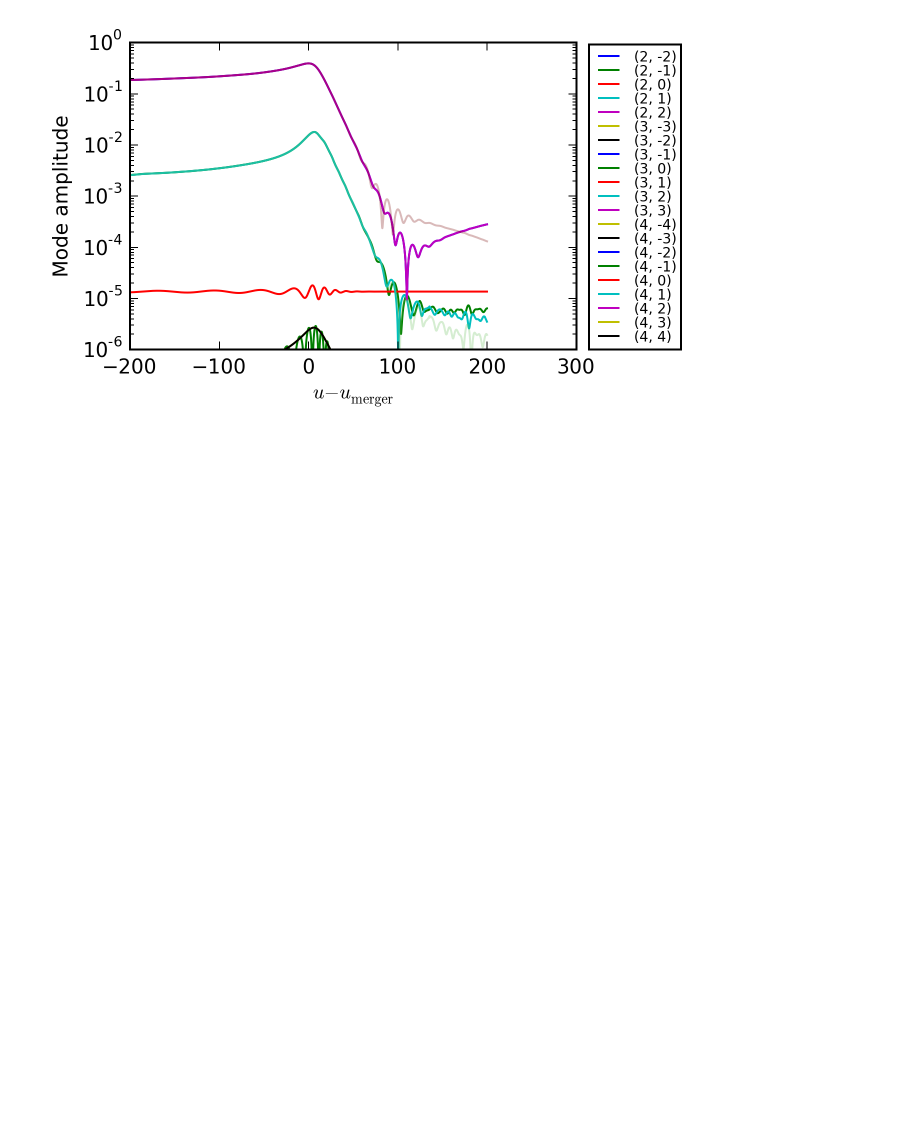
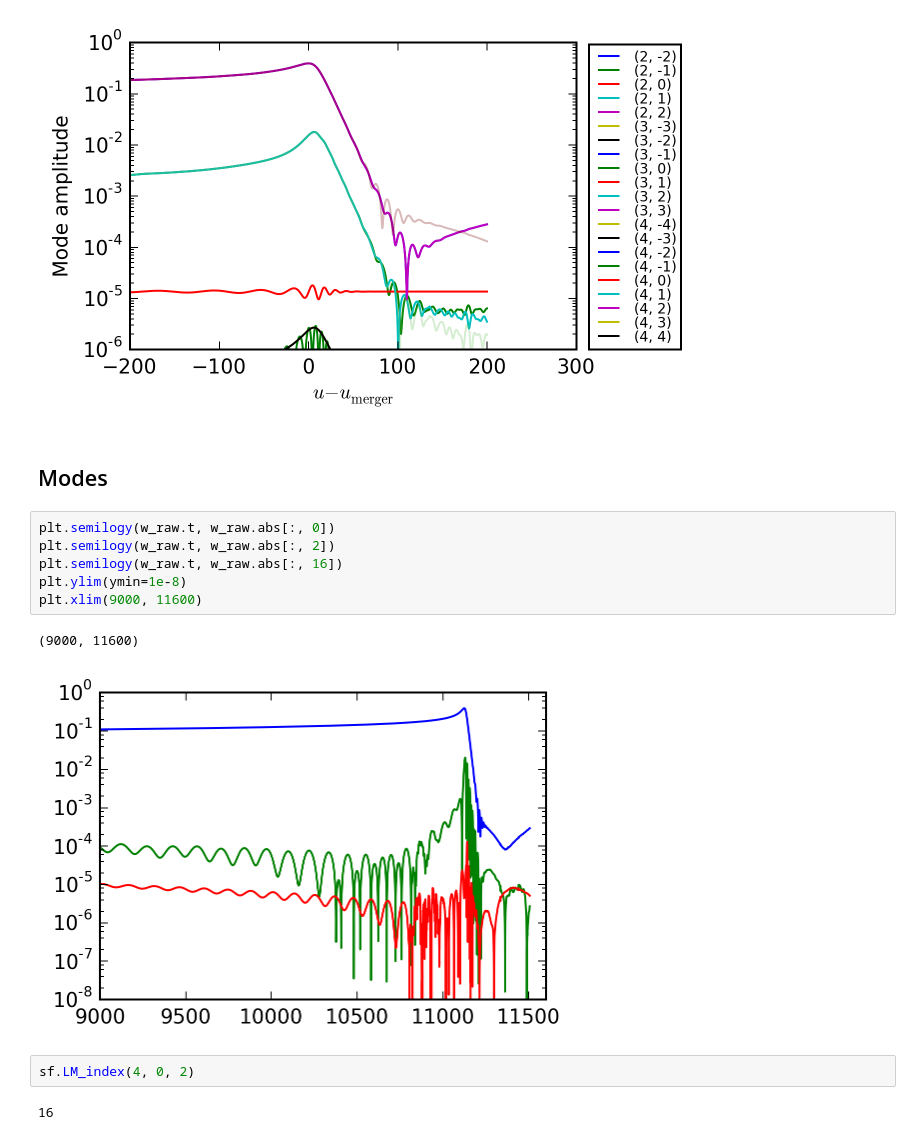
Before and after one commit to mobleTalks/APS2015, a Jupyter notebook: Waveforms.ipynb, the cells around one changed output. Cells and saved outputs as stored; diff of their text form; blank space fills up the shorter version.

Commit message:
Final versions of plots

```diff
--- a/Waveforms.ipynb
+++ b/Waveforms.ipynb
@@ -219,3 +219,18 @@ plt.ylim(1e-6, 1)
 # %% [output]
 (1e-06, 1)
 [figure]
+# %% [markdown]
+##  Modes
+# %%
+plt.semilogy(w_raw.t, w_raw.abs[:, 0])
+plt.semilogy(w_raw.t, w_raw.abs[:, 2])
+plt.semilogy(w_raw.t, w_raw.abs[:, 16])
+plt.ylim(ymin=1e-8)
+plt.xlim(9000, 11600)
+# %% [output]
+(9000, 11600)
+[figure, added]
+# %%
+sf.LM_index(4, 0, 2)
+# %% [output]
+16
```
